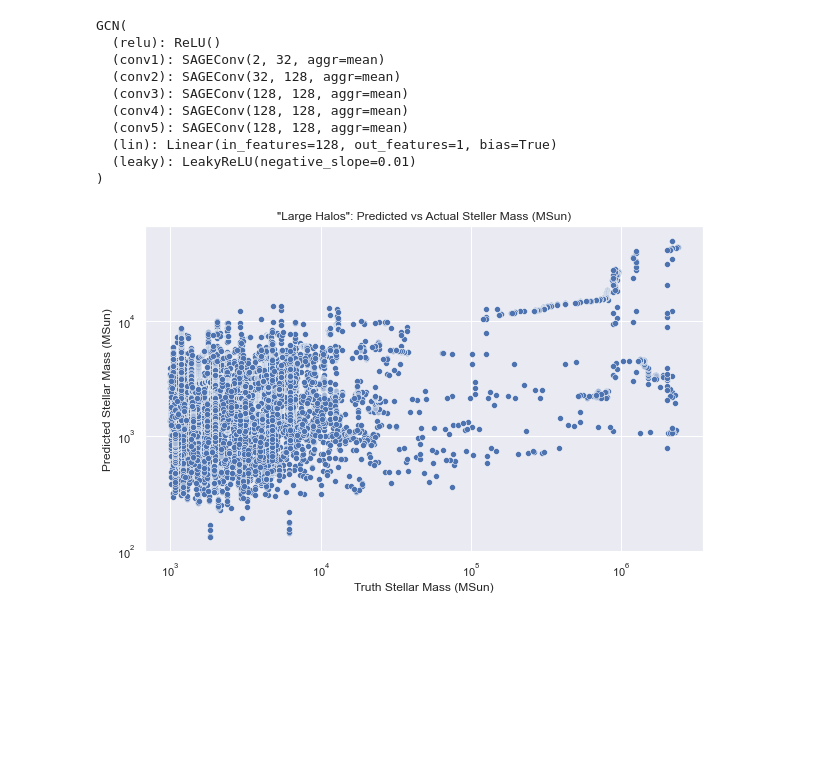
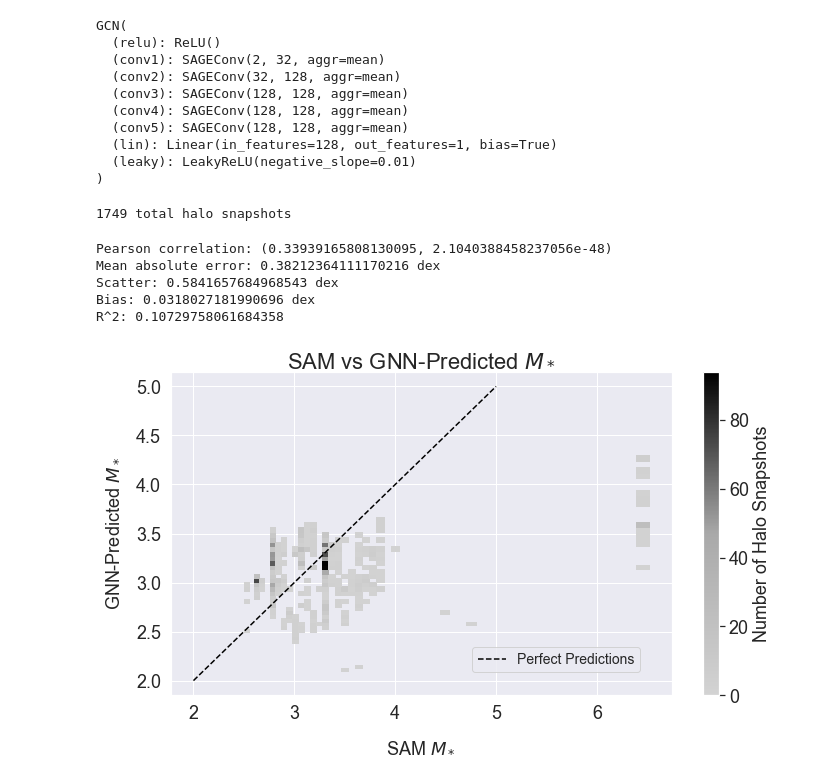
Before and after one commit to vhorvath2010/baryonic-from-dmmt, a Jupyter notebook: visualize_training.ipynb, the cells around one changed output. Drawn from its saved outputs; the diff is of its cells as text; code cells hidden in the pictures; blank space fills up the shorter version.

```diff
--- a/visualize_training.ipynb
+++ b/visualize_training.ipynb
@@ -40,7 +40,7 @@ GCN(
   (leaky): LeakyReLU(negative_slope=0.01)
 )
 # %%
-data = torch.load("datasets/unpruned/SG256_SM_Only_Train.pt")
+data = torch.load("datasets/unpruned/SG256_SM_Only_Test.pt")
 
 y_truth = np.array([])
 y_pred = np.array([])
@@ -59,6 +59,68 @@ for graph in data:
         y_pred = np.append(y_pred, item[0])
 
 # unlogspace
-y_truth = 10 ** y_truth
-y_pred = 10 ** y_pred
+# y_truth = 10 ** y_truth
+# y_pred = 10 ** y_pred
+
+print(len(y_pred), "total halo snapshots")
+# %% [output]
+1749 total halo snapshots
+# %%
+import scipy.stats
+from matplotlib.colors import LinearSegmentedColormap
+from sklearn.metrics import r2_score
+
+# Histogram params
+num_x_bins = 50
+num_y_bins = 50
+
+# Set the minimum and maximum values for the x-axis and y-axis
+x_min, x_max = np.min(y_truth), np.max(y_truth)
+y_min, y_max = np.min(y_pred), np.max(y_pred)
+
+# Create logarithmically spaced bins for the x-axis and y-axis
+x_bins = np.logspace(np.log10(x_min), np.log10(x_max), num_x_bins + 1)
+y_bins = np.logspace(np.log10(y_min), np.log10(y_max), num_y_bins + 1)
+
+# Define custom color palette from gray to black
+g = sns.color_palette(["lightgray", "darkgray", "black"])
+
+# Create a colormap object with the custom palette
+cmap_g = LinearSegmentedColormap.from_list("custom_gray_to_black", g)
+ax = sns.histplot(x=y_truth, y=y_pred, bins=[x_bins, y_bins], cmap=cmap_g)
+ax.set_title("SAM vs GNN-Predicted $M_*$", fontsize=22)
+
+# Create colorbar
+cbar = plt.colorbar(ax.collections[0], ax=ax)
+cbar.set_label("Number of Halo Snapshots", fontsize=18)
+cbar.ax.tick_params(labelsize=18)
+
+# Label axes
+xlabel = ax.set_xlabel("SAM $M_*$", fontsize=18, labelpad=15)
+ylabel = ax.set_ylabel("GNN-Predicted $M_*$", fontsize=18, labelpad=15)
+ax.tick_params(axis="x", labelsize=18)
+ax.tick_params(axis="y", labelsize=18)
+
+# Plot perfect predictions line y=x
+plt.plot([2, 5], [2, 5], ls="--", c="0")
+plt.legend(
+    ["Perfect Predictions"], loc="lower right", bbox_to_anchor=(0.95, 0.05), fontsize=14
+)
+
+plt.tight_layout()
+plt.savefig("./images/figure1.jpg", dpi=300, bbox_inches="tight", pad_inches=0.1)
+
+residuals = y_truth - y_pred
+print(f"Pearson correlation: {scipy.stats.pearsonr(y_truth, y_pred)}")
+print(f"Mean absolute error: {np.mean(np.abs(residuals))} dex")
+print(f"Scatter: {scipy.stats.tstd(residuals)} dex")
+print(f"Bias: {np.mean(residuals)} dex")
+print(f"R^2: {r2_score(y_true=y_truth, y_pred=y_pred)}")
+# %% [output]
+Pearson correlation: (0.33939165808130095, 2.1040388458237056e-48)
+Mean absolute error: 0.38212364111170216 dex
+Scatter: 0.5841657684968543 dex
+Bias: 0.0318027181990696 dex
+R^2: 0.10729758061684358
+[figure, added]
 # %%
@@ -69,13 +131,3 @@ y_pred_large = y_pred[large_idx]
 
 y_truth_small = y_truth[~large_idx]
 y_pred_small = y_pred[~large_idx]
-# %%
-ax = sns.scatterplot(x=y_truth_large, y=y_pred_large)
-ax.set_title('"Large Halos": Predicted vs Actual Steller Mass (MSun)')
-ax.set_xlabel('Truth Stellar Mass (MSun)')
-ax.set_ylabel('Predicted Stellar Mass (MSun)')
-ax.set_xscale('log')
-ax.set_yscale('log')
-ax.autoscale(True)
-# %% [output]
-[figure, removed]
```
Also changed, not shown: parts of 8 cells of this notebook, 10 other files.
